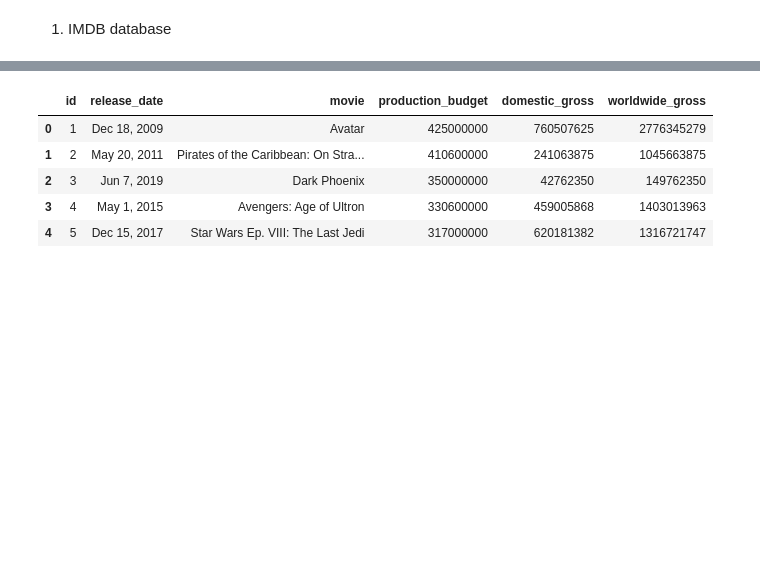
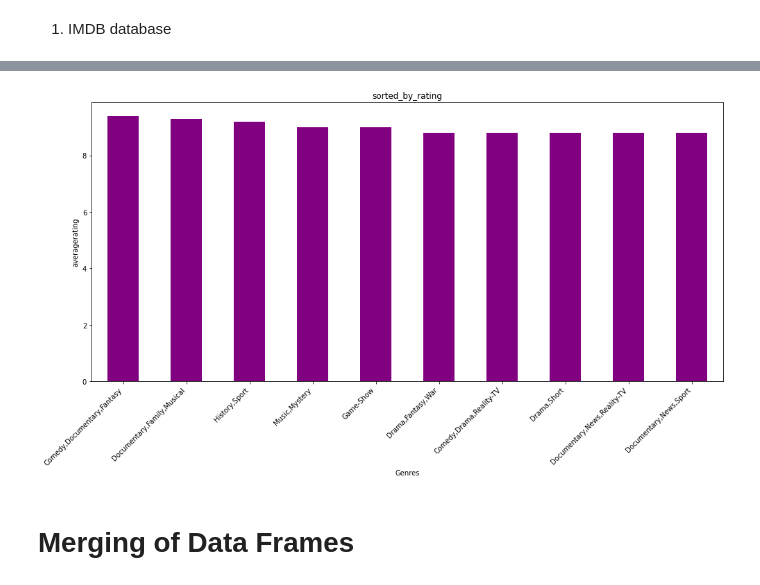
Before and after one commit to Pupity/dsc-phase-1-project, a Jupyter notebook: index.ipynb, the cells around one changed output, grey strips where cells are left out. Drawn from its saved outputs; the diff is of its cells as text; code cells hidden in the pictures; blank space fills up the shorter version.

```diff
--- a/index.ipynb
+++ b/index.ipynb
@@ -75,4 +75,5 @@ SELECT *
    ORDER BY m.start_year DESC
 ;
 """
+imdb = pd.read_sql(query, conn)
 # %% [markdown]
@@ -276,2 +277,8 @@ dtype: int64
 # %% [markdown]
 1.  IMDB database
+# %%
+# Exploring data rating to identify specific geners.
+ratings = imdb[[ 'genres', 'averagerating']]
+average_ratings_by_genre = ratings.groupby('genres')['averagerating'].mean()
+print("Average Rating by Genre:")
+print(average_ratings_by_genre)
@@ -277,0 +300,7 @@ dtype: int64
+# %%
+# now let us sort our genre rating findings
+sorted_by_rating = average_ratings_by_genre.sort_values(ascending=False)
+#print("\nAverage Rating by Genre (Sorted):")
+#print(sorted_by_rating)
+sort_rating = sorted_by_rating.head(10)
+print(sort_rating)
@@ -278,31 +320,44 @@ dtype: int64
+# %%
+# Plot barplot for the top 10 most popular genres
+
+ax = sort_rating.plot(kind='bar', x='genres', y='avaragerating', legend=False, color='Purple', figsize=(14, 8))
+
+# Rotate x-axis labels for better readability
+ax.set_xticklabels(ax.get_xticklabels(), rotation=45, ha='right')
+
+# Set plot title and labels
+plt.title('sorted_by_rating')
+plt.xlabel('Genres')
+plt.ylabel('averagerating')
+
+# Show the plot
+plt.tight_layout()
+plt.show();
+# %% [output]
+[figure, added]
+# %% [markdown]
+# Merging of Data Frames
 # %%
-# Assuming the column containing dollar amounts
+# Creating the remove_dollar_sign Function
 def remove_dollar_sign(x):
-  return (x.strip('$'))  # Remove dollar sign and convert
+  return (x.strip('$'))  # Remove dollar sign
 
+# Use the function to remove the dollar sign ($)
 the_numbers['production_budget']\
     = the_numbers['production_budget'].apply(remove_dollar_sign)
 the_numbers['domestic_gross']\
     = the_numbers['domestic_gross'].apply(remove_dollar_sign)
 the_numbers['worldwide_gross']\
     = the_numbers['worldwide_gross'].apply(remove_dollar_sign)
-# Assuming the column containing commas
-def remove_commas_to_int(x):
-  return int(x.replace(',', ''))
-# Replace comma with empty string and convert to int
+
+# Creating the remove_commas Function
+def remove_commas(x):
+  return float(x.replace(',', ''))  # Remove the commas and convert into a float
+
+# Use the function to remove the commas t
 the_numbers['production_budget']\
-    = the_numbers['production_budget'].apply(remove_commas_to_int)
+    = the_numbers['production_budget'].apply(remove_commas)
 the_numbers['domestic_gross']\
-    = the_numbers['domestic_gross'].apply(remove_commas_to_int)
+    = the_numbers['domestic_gross'].apply(remove_commas)
 the_numbers['worldwide_gross']\
-    = the_numbers['worldwide_gross'].apply(remove_commas_to_int)
-
-# Show the first few rows
-the_numbers.head()
+    = the_numbers['worldwide_gross'].apply(remove_commas)
-# %% [output]
-|  | id | release_date | movie | production_budget | domestic_gross | worldwide_gross |
-| 0 | 1 | Dec 18, 2009 | Avatar | 425000000 | 760507625 | 2776345279 |
-| 1 | 2 | May 20, 2011 | Pirates of the Caribbean: On Stra... | 410600000 | 241063875 | 1045663875 |
-| 2 | 3 | Jun 7, 2019 | Dark Phoenix | 350000000 | 42762350 | 149762350 |
-| 3 | 4 | May 1, 2015 | Avengers: Age of Ultron | 330600000 | 459005868 | 1403013963 |
-| 4 | 5 | Dec 15, 2017 | Star Wars Ep. VIII: The Last Jedi | 317000000 | 620181382 | 1316721747 |
```
Also changed, not shown: parts of 29 cells of this notebook.
